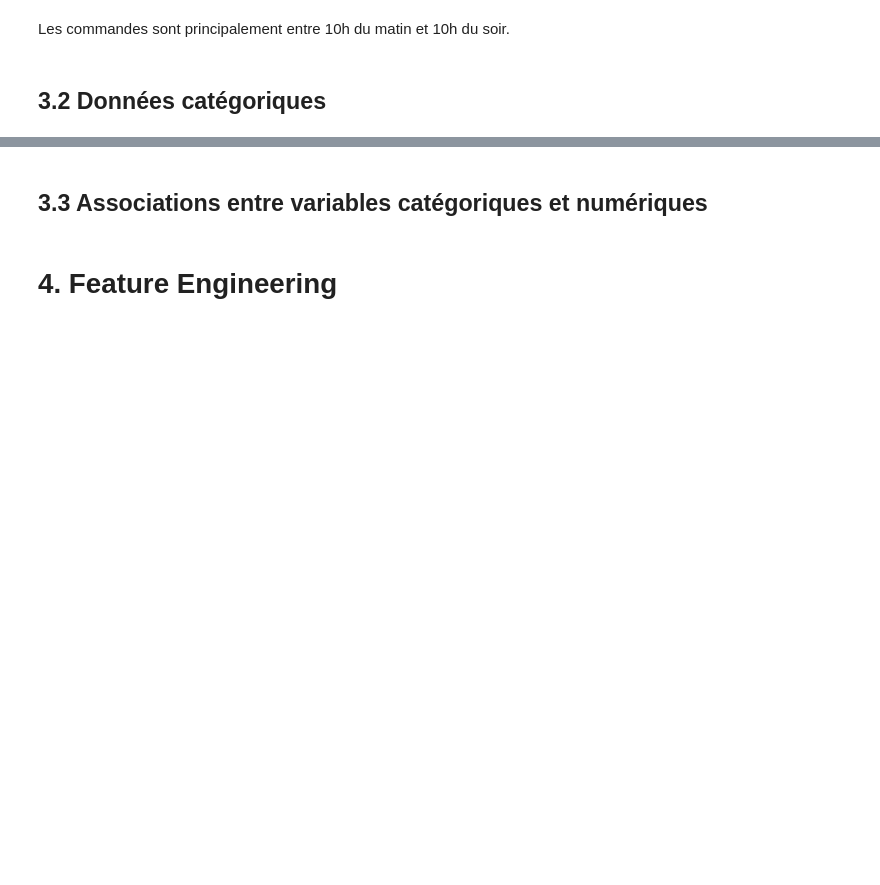
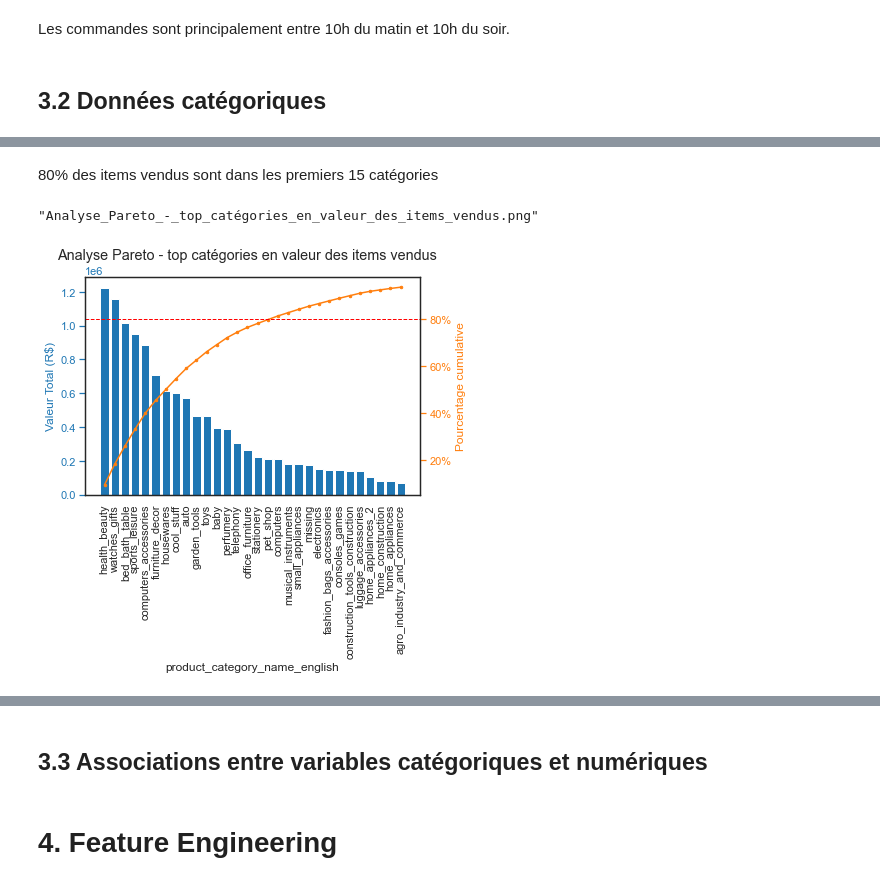
Before and after one commit to mrcreasey/oc-ds-p5-unsupervised-clustering, a Jupyter notebook: P5_01_analyse.ipynb, the cells around one changed output, grey strips where cells are left out. Cells and saved outputs as stored; diff of their text form; code cells hidden in the pictures; blank space fills up the shorter version.

```diff
--- a/P5_01_analyse.ipynb
+++ b/P5_01_analyse.ipynb
@@ -1682,0 +1736,33 @@ Les commandes sont principalement entre 10h du matin et 10h du soir.
+# %% [markdown]
+80% des items vendus sont dans les premiers 15 catégories
+# %%
+from matplotlib.ticker import PercentFormatter
+import warnings
+warnings.filterwarnings("ignore")
+
+def plot_pareto(df_items,col='product_category_name_english'):
+    colors = sns.color_palette("tab10").as_hex()
+    df=(df_items.groupby(col).agg({'price':sum })
+    .sort_values(by='price', ascending=False))
+    df["cumpercentage"] = df['price'].cumsum()/df['price'].sum()* 100
+    _, ax1 = plt.subplots()
+    if len(df > 30):
+        df=df.head(30)
+    ax1.bar(df.index, df['price'], color=colors[0])
+    ax1.set_ylabel('Valeur Total (R$)', color=colors[0])
+    ax1.tick_params(axis='y', colors=colors[0])
+    ax1.set_xlabel(col)
+    ax1.set_xticklabels(df.index, rotation=90)
+    ax2 = ax1.twinx()
+    ax2.plot(df.index, df["cumpercentage"], color=colors[1], marker='.', ms=5)
+    ax2.set_ylabel("Pourcentage cumulative", color=colors[1])
+    ax2.yaxis.set_major_formatter(PercentFormatter())
+    ax2.tick_params(axis="y", colors=colors[1])
+    ax2.axhline(80, color='red', linestyle='--', linewidth=1)
+
+plot_pareto(commande_items)
+plt.suptitle('Analyse Pareto - top catégories en valeur des items vendus')
+to_png()
+# %% [output]
+"Analyse_Pareto_-_top_catégories_en_valeur_des_items_vendus.png"
+[figure, added]
```
Also changed, not shown: parts of 10 cells of this notebook.
